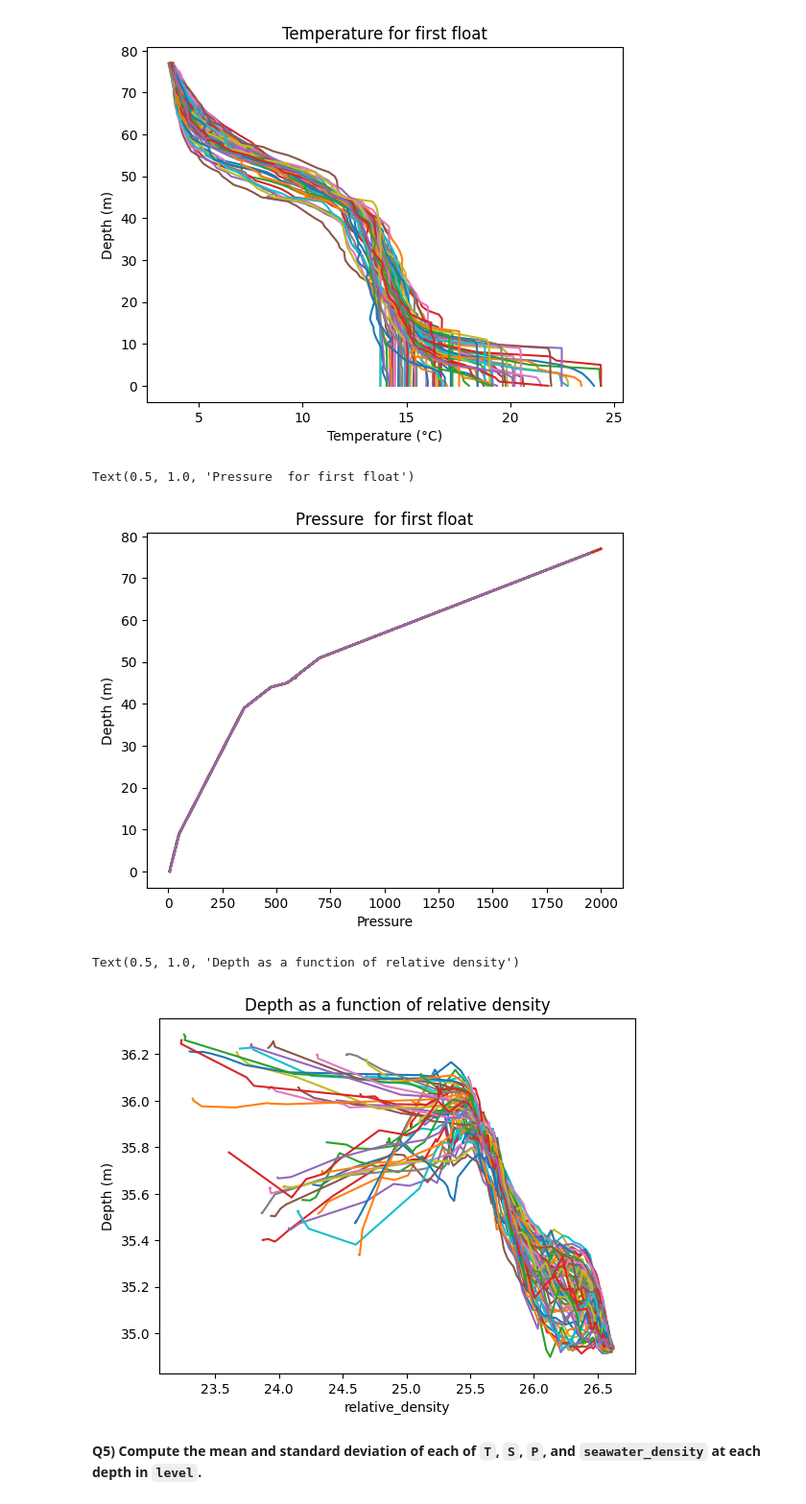
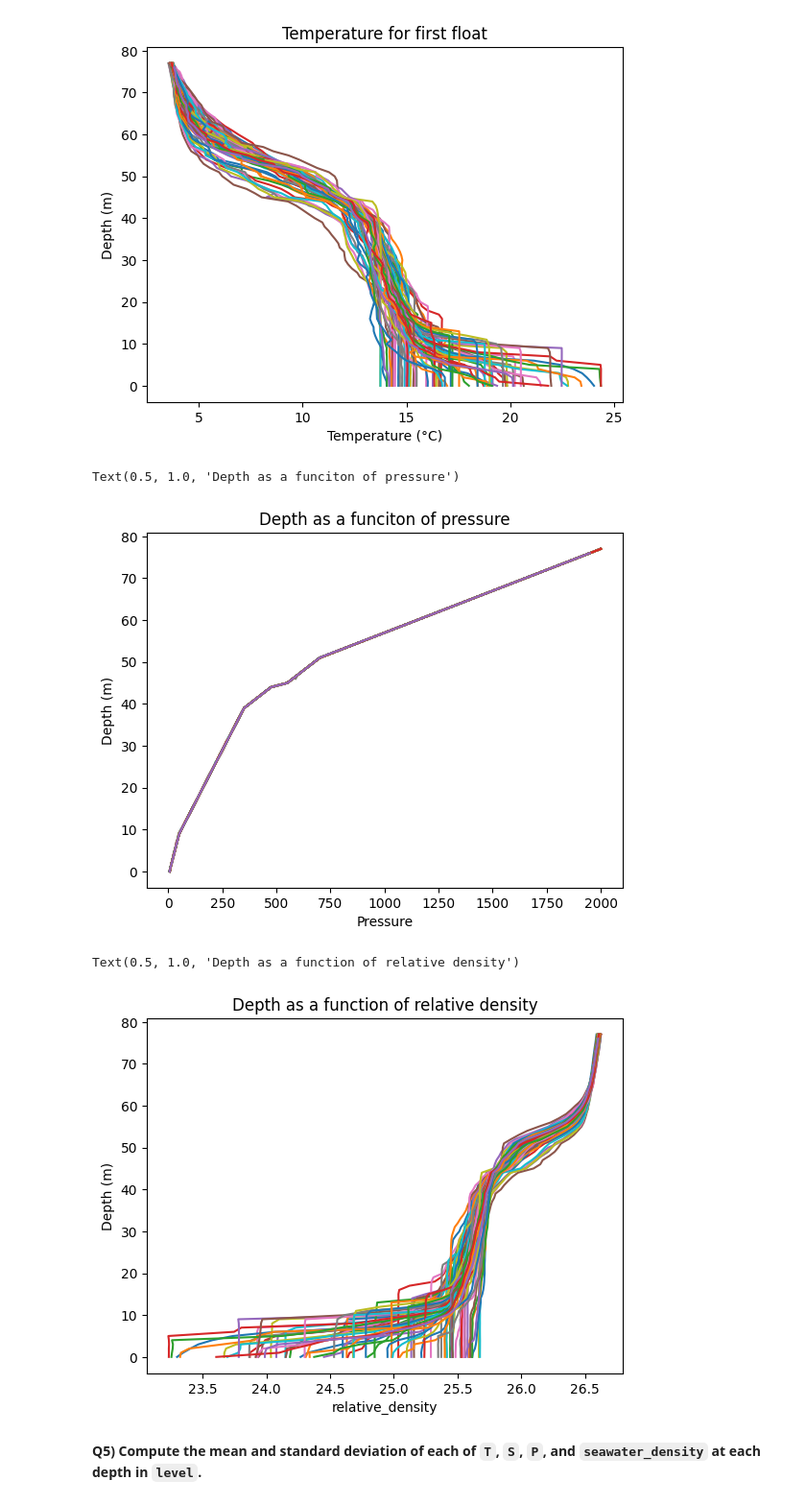
Before and after one commit to quentin02noel/2025_Intro_Python, a Jupyter notebook: notebook/W2_S1.ipynb, the cells around one changed output. Shown at 96% size. Saved outputs shown, nothing was run; the diff lists cells and outputs as text; code cells hidden in the pictures.

```diff
--- a/notebook/W2_S1.ipynb
+++ b/notebook/W2_S1.ipynb
@@ -79,0 +89,17 @@ Display the names of the items in files here
+# %%
+#I decided to import the files with the name of them to be able to have always the files in the correct order.
+#To create this, i had to make a loop and introducing the keyword of the file in np.load to have the correct order !
+
+for f in files:
+    print(f)
+
+def find_file(files, keyword):
+  return [f for f in files if keyword in f][0]
+
+S = np.load(find_file(files, 'S.npy'))
+T = np.load(find_file(files, 'T.npy'))
+P = np.load(find_file(files, 'P.npy'))
+date = np.load(find_file(files, 'date.npy'))
+lat = np.load(find_file(files, 'lat.npy'))
+lon = np.load(find_file(files, 'lon.npy'))
+levels = np.load(find_file(files, 'levels.npy'))
@@ -80,13 +160,14 @@ Display the names of the items in files here
 # %%
-for file in files: # cette boucle permet de vérifier les lignes qui se trouvent dans le file
-  print(file)
-lon = np.load(files[0])
-S = np.load(files[1])
-P = np.load(files[2])
-date = np.load(files[3])
-levels = np.load(files[4])
-T = np.load(files[5])
-lat = np.load(files[6])
+# As explained before, this code here has become obsolete:
+for file in files:  # This loop allows checking the lines contained in each file
+    print(file)
+# lon = np.load(files[0])
+# S = np.load(files[1])
+# P = np.load(files[2])
+# date = np.load(files[3])
+# levels = np.load(files[4])
+# T = np.load(files[5])
+# lat = np.load(files[6])
 print(S.shape)
 print(P.shape)
 print(T.shape)
@@ -329,16 +399,16 @@ plt.xlabel('Pressure')
 plt.ylabel('Depth (m)')
 plt.title('Depth as a funciton of pressure')
 # %% [output]
-Text(0.5, 1.0, 'Pressure  for first float')
+Text(0.5, 1.0, 'Depth as a funciton of pressure')
-[figure, old version]
+[figure, new version]
 # %%
-plt.plot(relative_density, level)      # première colonne
+plt.plot(relative_density, levels)      # première colonne
 plt.xlabel('relative_density')
 plt.ylabel('Depth (m)')
 plt.title('Depth as a function of relative density')
 # %% [output]
 Text(0.5, 1.0, 'Depth as a function of relative density')
-[figure, old version]
+[figure, new version]
 # %% [markdown]
 **Q5) Compute the mean and standard deviation of each of `T`, `S`, `P`, and `seawater_density` at each depth in `level`.**
 # %% [markdown]
```
Also changed, not shown: parts of 10 cells of this notebook.
